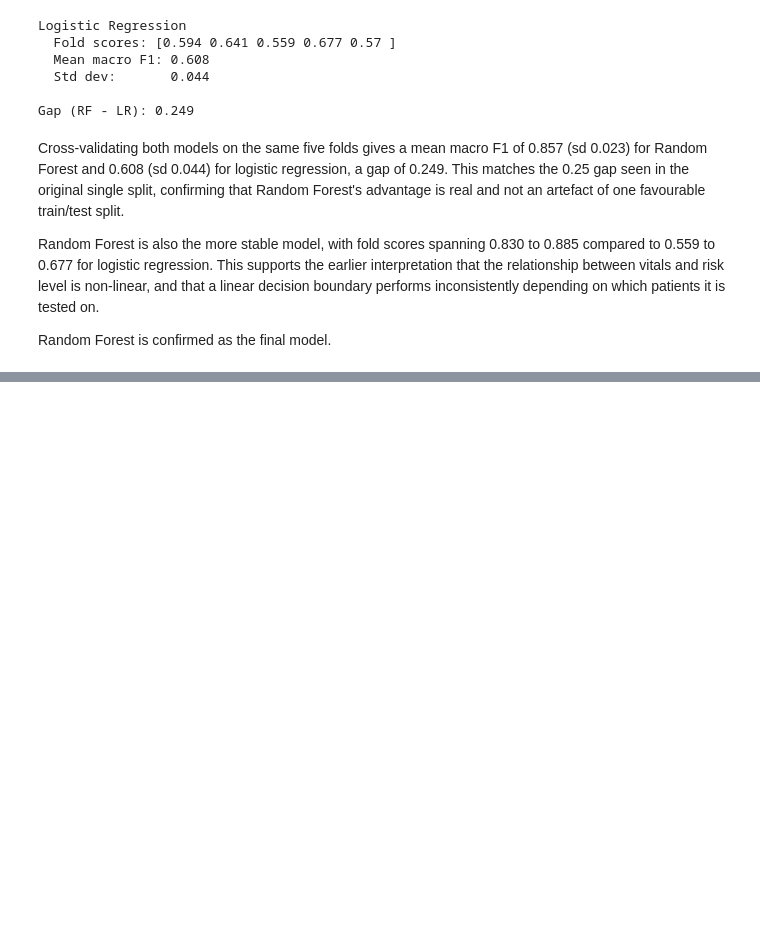
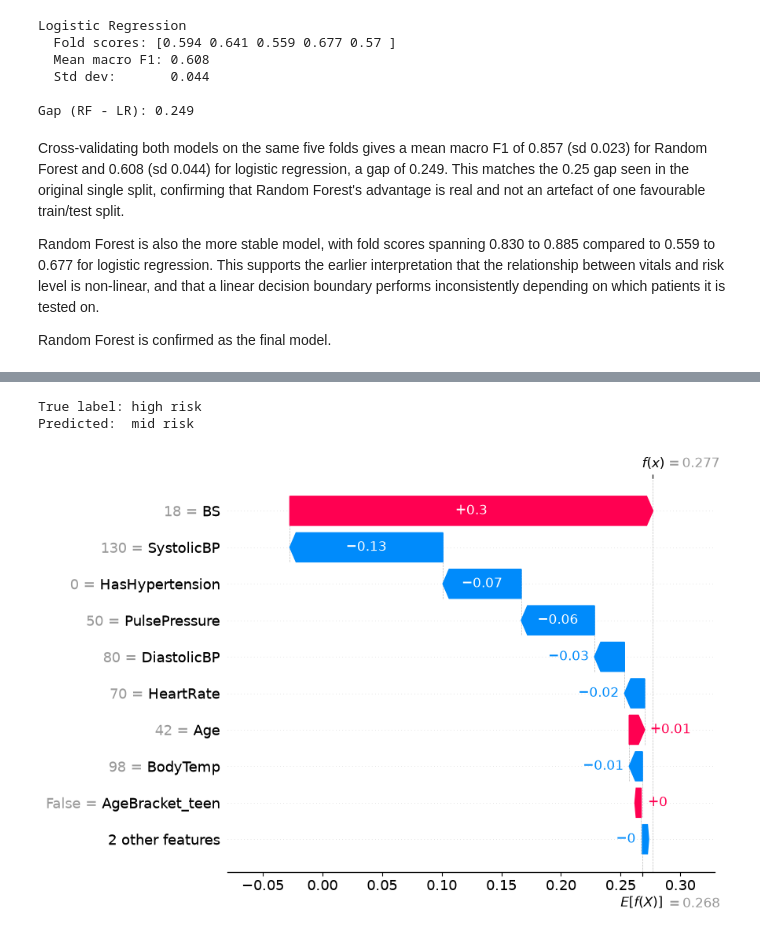
Before and after one commit to anastasia-mistreanu/maternal-health-risk-classifier, a Jupyter notebook: notebooks/modeling.ipynb, the cells around one changed output, grey strips where cells are left out. Drawn from its saved outputs; the diff is of its cells as text; code cells hidden in the pictures; blank space fills up the shorter version.

```diff
--- a/notebooks/modeling.ipynb
+++ b/notebooks/modeling.ipynb
@@ -302,0 +507,11 @@ Random Forest is confirmed as the final model.
+# %%
+# true label is high risk (0) but prediction was not
+missed = np.where((y_test == 0) & (y_pred_rf != 0))[0]
+
+print(f"Missed high-risk patients: {len(missed)}")
+print()
+
+# their vitals, alongside what they were predicted as
+missed_df = X_test.iloc[missed].copy()
+missed_df["predicted"] = [encoder.classes_[p] for p in y_pred_rf[missed]]
+print(missed_df)
@@ -302,0 +559,12 @@ Random Forest is confirmed as the final model.
+# %%
+j = missed[0]
+
+print(f"True label: {encoder.classes_[y_test[j]]}")
+print(f"Predicted:  {encoder.classes_[y_pred_rf[j]]}")
+print()
+
+shap.plots.waterfall(explanation[j, :, 0])
+# %% [output]
+True label: high risk
+Predicted:  mid risk
+[figure, added]
```
Also changed, not shown: parts of 19 cells of this notebook.
